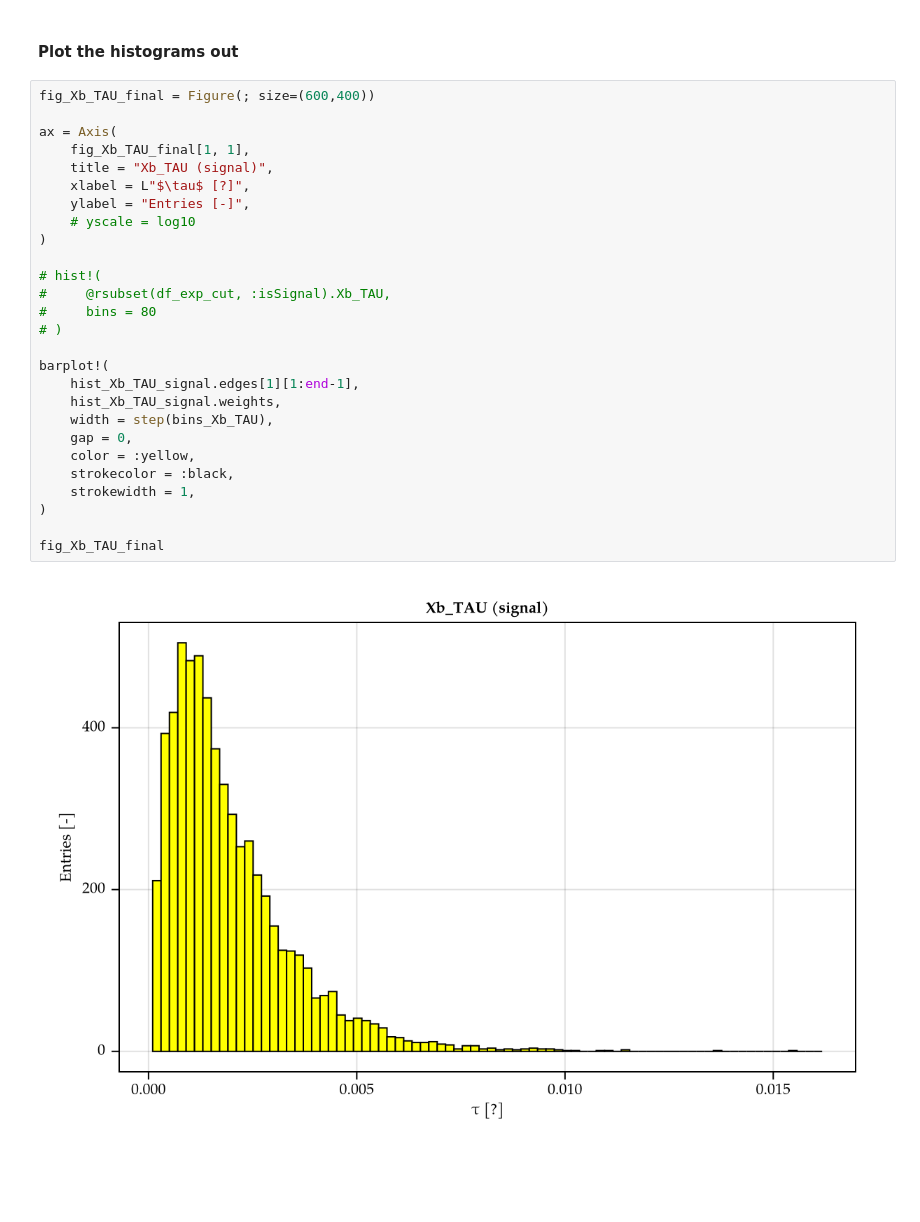
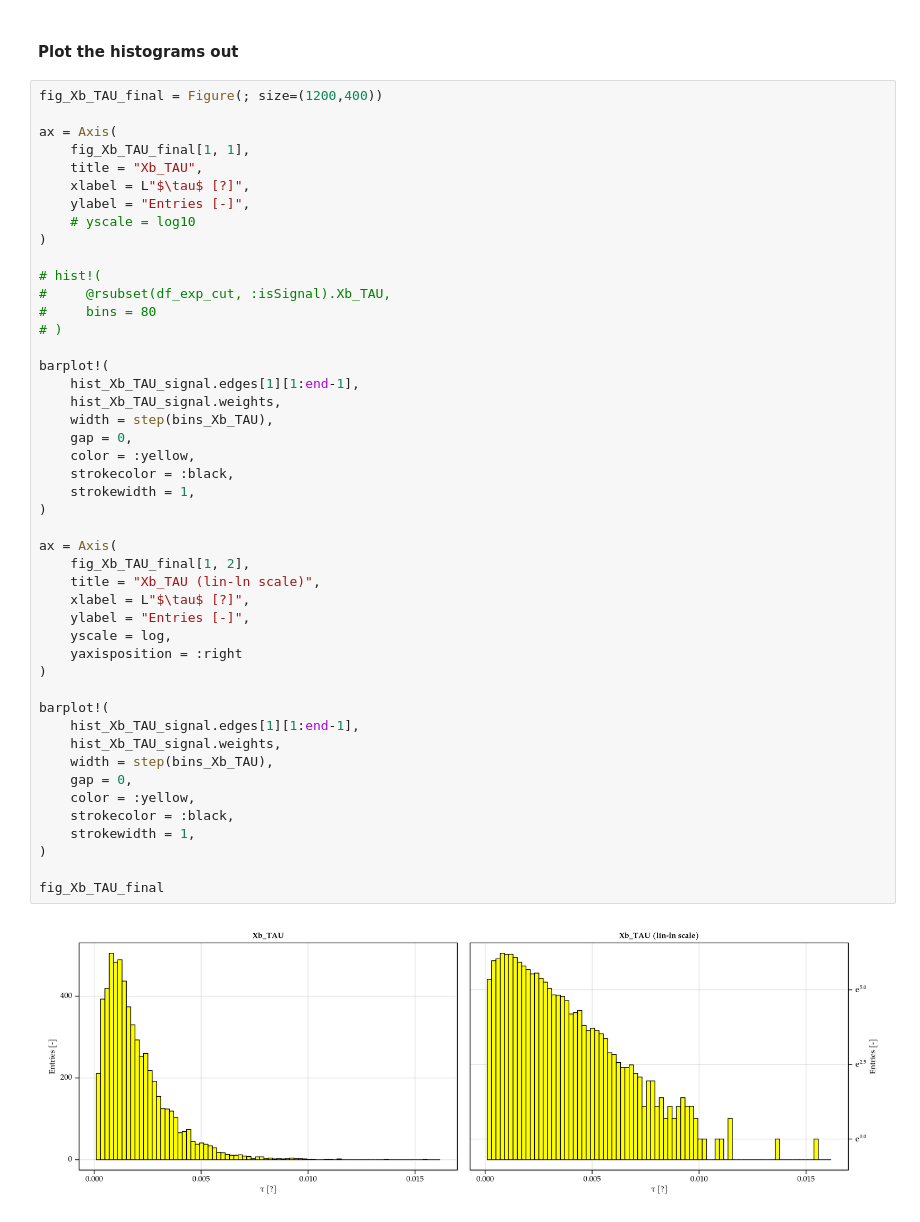
Before and after one commit to Arateniz/Project-MIDAS, a Jupyter notebook: decisiontreeclassifier.ipynb, the cells around one changed output. Cells and saved outputs as stored; diff of their text form; blank space fills up the shorter version.

```diff
--- a/decisiontreeclassifier.ipynb
+++ b/decisiontreeclassifier.ipynb
@@ -1327,32 +1326,51 @@ hist_Xc_TAU_signal = StatsBase.fit(StatsBase.Histogram, @rsubset(df_exp_signal,
 # %% [markdown]
 #### Plot the histograms out
 # %%
-fig_Xb_TAU_final = Figure(; size=(600,400))
+fig_Xb_TAU_final = Figure(; size=(1200,400))
 
 ax = Axis(
     fig_Xb_TAU_final[1, 1],
-    title = "Xb_TAU (signal)",
+    title = "Xb_TAU",
     xlabel = L"$\tau$ [?]",
     ylabel = "Entries [-]",
     # yscale = log10
 )
 
 # hist!(
 #     @rsubset(df_exp_cut, :isSignal).Xb_TAU,
 #     bins = 80
 # )
 
 barplot!(
     hist_Xb_TAU_signal.edges[1][1:end-1],
     hist_Xb_TAU_signal.weights,
     width = step(bins_Xb_TAU),
     gap = 0,
     color = :yellow,
     strokecolor = :black,
     strokewidth = 1,
 )
 
+ax = Axis(
+    fig_Xb_TAU_final[1, 2],
+    title = "Xb_TAU (lin-ln scale)",
+    xlabel = L"$\tau$ [?]",
+    ylabel = "Entries [-]",
+    yscale = log,
+    yaxisposition = :right
+)
+
+barplot!(
+    hist_Xb_TAU_signal.edges[1][1:end-1],
+    hist_Xb_TAU_signal.weights,
+    width = step(bins_Xb_TAU),
+    gap = 0,
+    color = :yellow,
+    strokecolor = :black,
+    strokewidth = 1,
+)
+
 fig_Xb_TAU_final
 # %% [output]
-[figure, old version]
+[figure, new version]
 # %%
```
Also changed, not shown: parts of 22 cells of this notebook, 1 other file.
